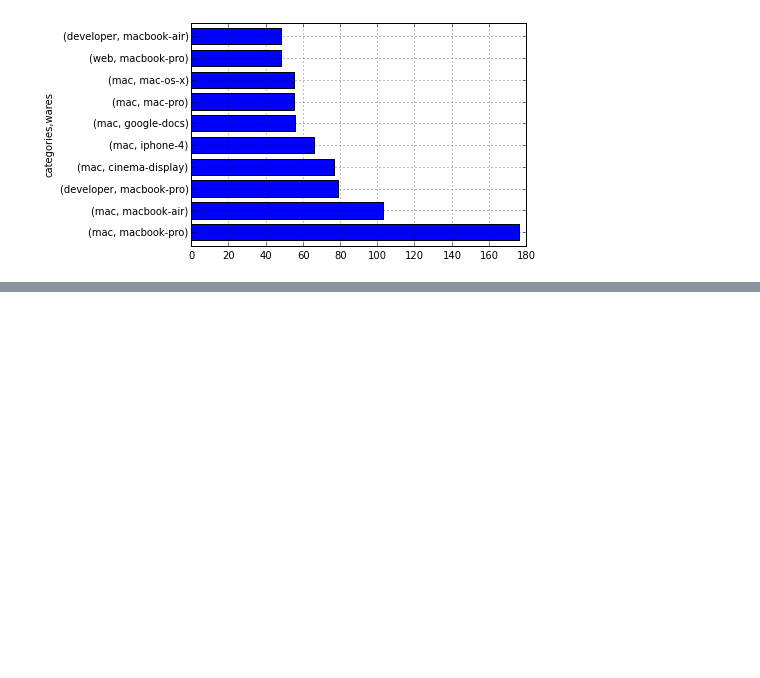
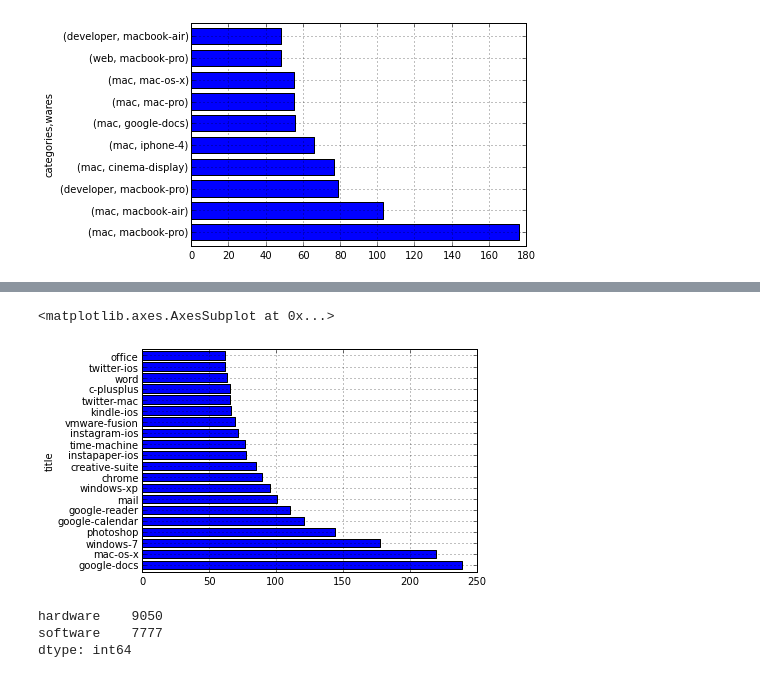
Before and after one commit to becomingGuru/usesthis_analysis, a Jupyter notebook: Graphs.ipynb, the cells around one changed output, grey strips where cells are left out. Cells and saved outputs as stored; diff of their text form; code cells hidden in the pictures; blank space fills up the shorter version.

```diff
--- a/Graphs.ipynb
+++ b/Graphs.ipynb
@@ -111,0 +567,11 @@ most_wares[:10].plot(kind='barh')
+# %%
+t.ix[t.type=='software'].groupby('title').count().title.order(ascending=False)[:20].plot(kind='barh')
+# %% [output]
+<matplotlib.axes.AxesSubplot at 0x...>
+[figure, added]
+# %%
+t.type.value_counts()
+# %% [output]
+hardware    9050
+software    7777
+dtype: int64
```
Also changed, not shown: parts of 54 cells of this notebook.
